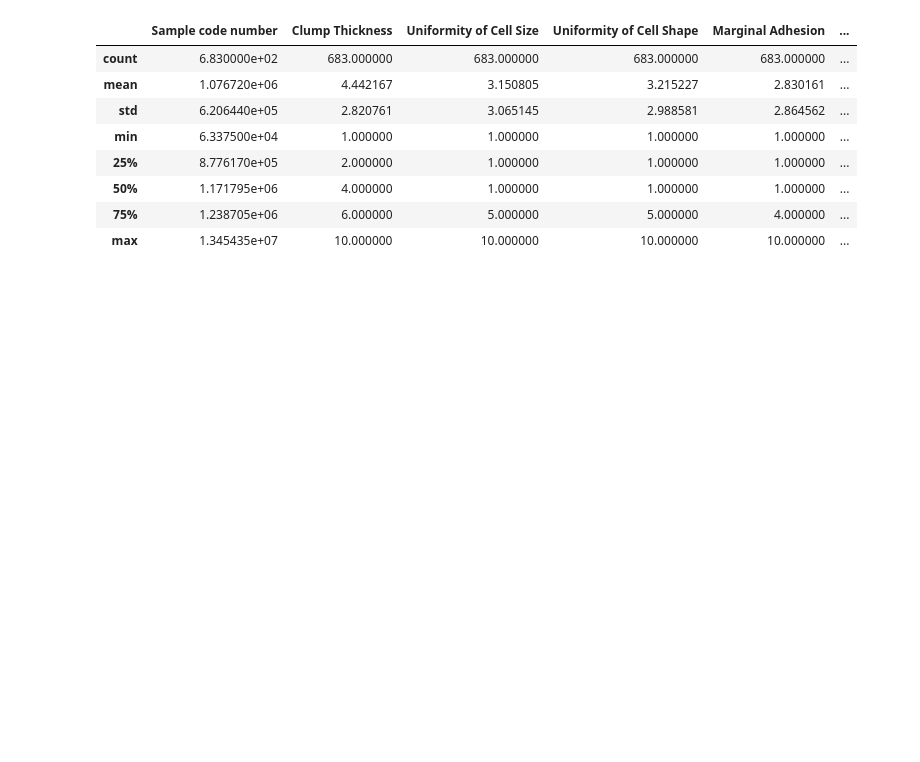
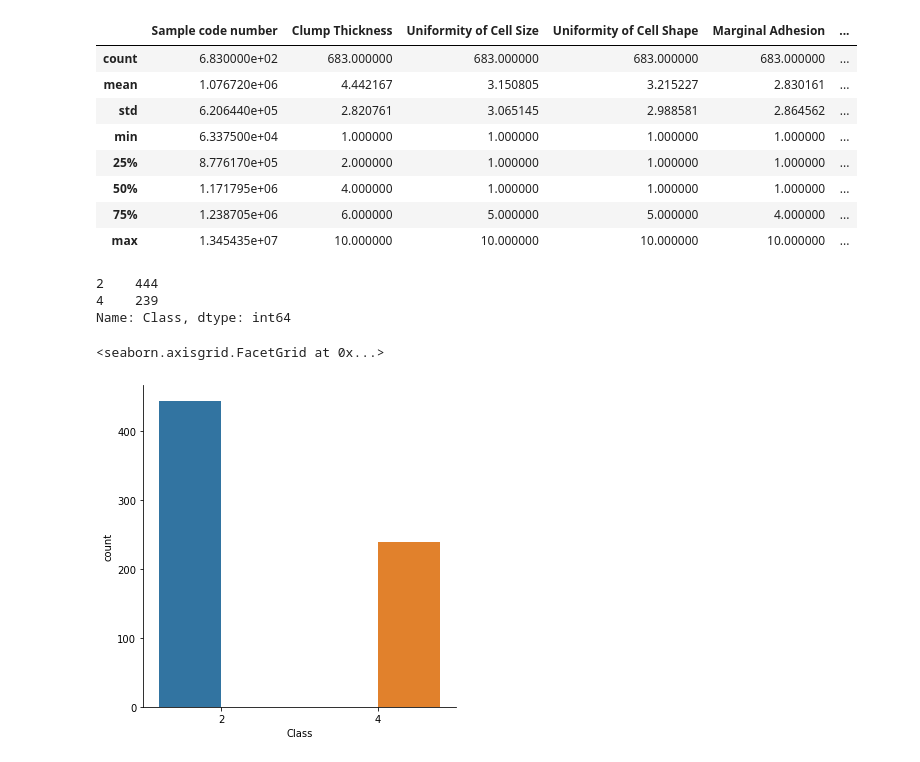
Before and after one commit to lucasvieira123/data_science_studies, a Jupyter notebook: classification/logistic_regression/real_case.ipynb, the cells around one changed output. Drawn from its saved outputs; the diff is of its cells as text; code cells hidden in the pictures; blank space fills up the shorter version.

```diff
--- a/classification/logistic_regression/real_case.ipynb
+++ b/classification/logistic_regression/real_case.ipynb
@@ -57,3 +59,15 @@ dataset.describe()
 | 50% | 1.171795e+06 | 4.000000 | 1.000000 | 1.000000 | 1.000000 | ... |
 | 75% | 1.238705e+06 | 6.000000 | 5.000000 | 5.000000 | 4.000000 | ... |
 | max | 1.345435e+07 | 10.000000 | 10.000000 | 10.000000 | 10.000000 | ... |
+# %%
+dataset["Class"].value_counts()
+# %% [output]
+2    444
+4    239
+Name: Class, dtype: int64
+# %%
+import seaborn as sns
+sns.catplot(x="Class", kind="count", hue="Class", data=dataset)
+# %% [output]
+<seaborn.axisgrid.FacetGrid at 0x...>
+[figure, added]
```
Also changed, not shown: parts of 21 cells of this notebook, 14 other files.
